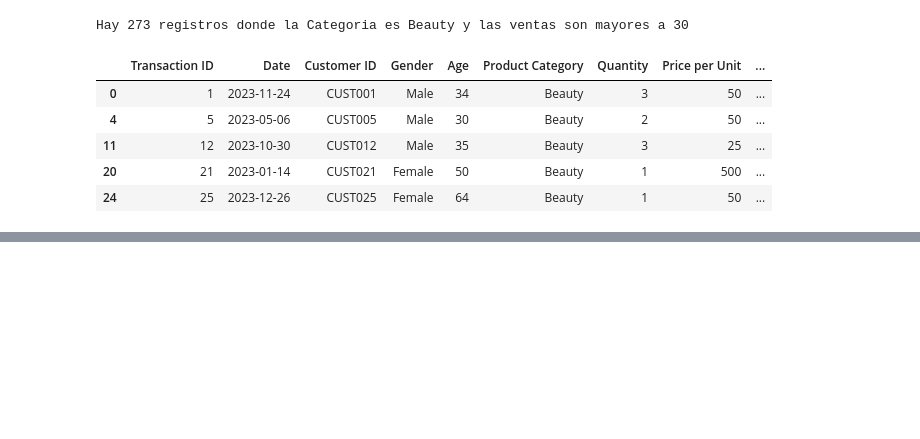
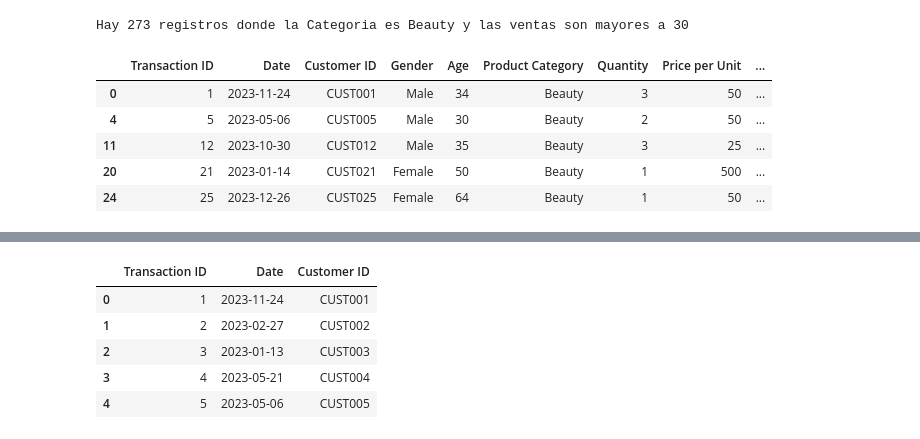
Before and after one commit to kalex066/RetailSales_DataAnalysis, a Jupyter notebook: notebooks/RetailSales_Analysis.ipynb, the cells around one changed output, grey strips where cells are left out. Saved outputs shown, nothing was run; the diff lists cells and outputs as text; code cells hidden in the pictures; blank space fills up the shorter version.

```diff
--- a/notebooks/RetailSales_Analysis.ipynb
+++ b/notebooks/RetailSales_Analysis.ipynb
@@ -188,0 +215,12 @@ Hay 273 registros donde la Categoria es Beauty y las ventas son mayores a 30
+# %%
+# Utilizando iloc[], selecciona y muestra las primeras 5 filas y las primeras 3 columnas del DataFrame
+
+df3 = df_rs.iloc[:5, :3]
+df3
+# %% [output]
+|  | Transaction ID | Date | Customer ID |
+| 0 | 1 | 2023-11-24 | CUST001 |
+| 1 | 2 | 2023-02-27 | CUST002 |
+| 2 | 3 | 2023-01-13 | CUST003 |
+| 3 | 4 | 2023-05-21 | CUST004 |
+| 4 | 5 | 2023-05-06 | CUST005 |
```
Also changed, not shown: parts of 3 cells of this notebook.
